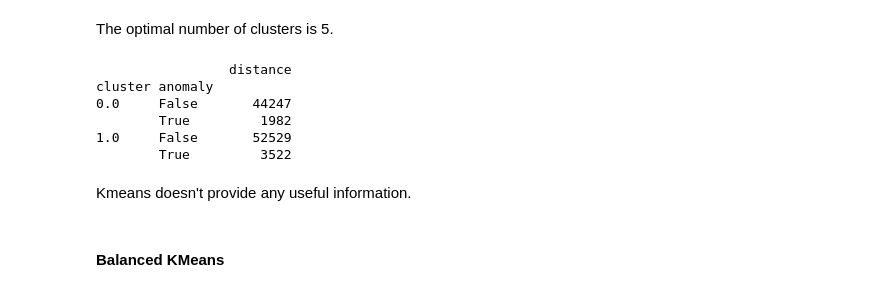
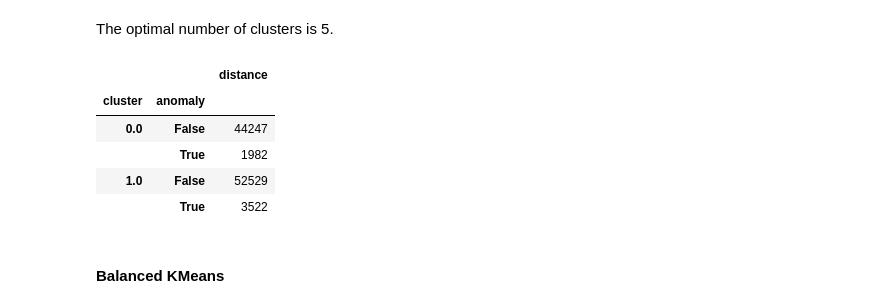
Before and after one commit to Bowei-Gao/MasterGraduationProject, a Jupyter notebook: olist_orders_dataset_unsupervised.ipynb, the cells around one changed output. Drawn from its saved outputs; the diff is of its cells as text; code cells hidden in the pictures.

```diff
--- a/olist_orders_dataset_unsupervised.ipynb
+++ b/olist_orders_dataset_unsupervised.ipynb
@@ -132,28 +124,24 @@ The optimal number of clusters is 5.
 # %%
 k_means = KMeans(init="k-means++", n_clusters=2, n_init=10, random_state=0)
 k_means.fit(X)
 
 from sklearn.metrics.pairwise import pairwise_distances_argmin
 
 k_means_cluster_centers = k_means.cluster_centers_
 
 k_means_labels = pairwise_distances_argmin(X, k_means_cluster_centers)
 
 from sklearn.metrics.pairwise import pairwise_distances_argmin_min
 
 k_means_distances_df = pd.DataFrame(pairwise_distances_argmin_min(X, k_means_cluster_centers)).T
 k_means_distances_df.columns = ['cluster', 'distance']
 
 k_means_distances_df = pd.concat([k_means_distances_df, y], axis=1)
-print(k_means_distances_df.groupby(['cluster', 'anomaly']).count())
-y_predict = k_means_distances_df['cluster'].map({0: False, 1: True})
-add_performance('KMeans', y, y_predict)
+k_means_distances_df.groupby(['cluster', 'anomaly']).count()
 # %% [output]
-                 distance
-cluster anomaly
-0.0     False       44247
-        True         1982
-1.0     False       52529
-        True         3522
+|  |  | distance |
+| cluster | anomaly |  |
+| 0.0 | False | 44247 |
+|  | True | 1982 |
+| 1.0 | False | 52529 |
+|  | True | 3522 |
-# %% [markdown]
-Kmeans doesn't provide any useful information.
```
Also changed, not shown: parts of 20 cells of this notebook, 4 other files.
